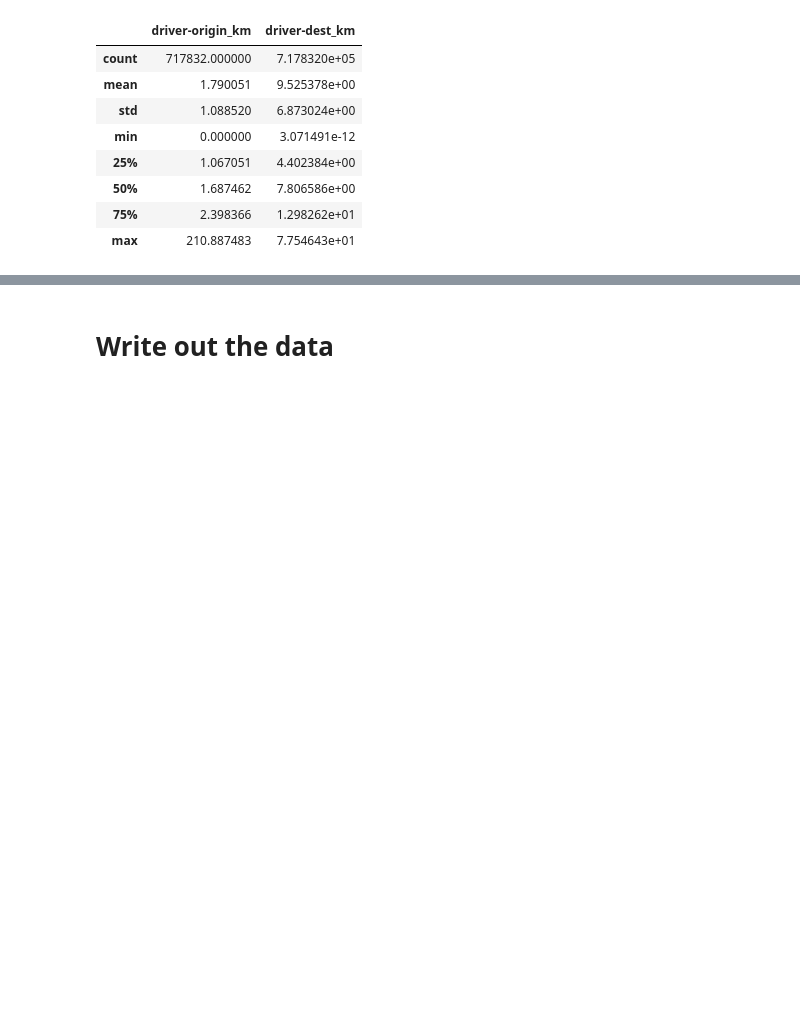
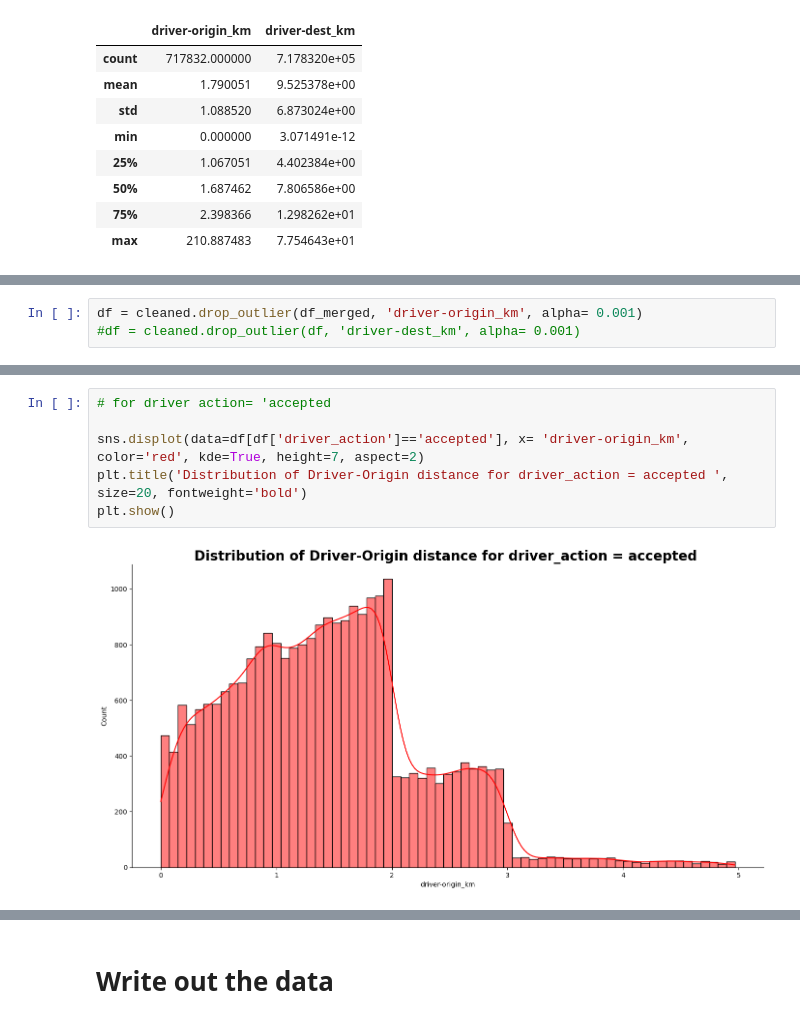
Before and after one commit to emtinanseo/Optimization-with-Causal-Inference, a Jupyter notebook: notebooks/eda_firstlook.ipynb, the cells around one changed output, grey strips where cells are left out. Drawn from its saved outputs; the diff is of its cells as text; blank space fills up the shorter version.

```diff
--- a/notebooks/eda_firstlook.ipynb
+++ b/notebooks/eda_firstlook.ipynb
@@ -532,0 +541,3 @@ df_merged[['driver-origin_km', 'driver-dest_km']].describe()
+# %%
+df = cleaned.drop_outlier(df_merged, 'driver-origin_km', alpha= 0.001)
+#df = cleaned.drop_outlier(df, 'driver-dest_km', alpha= 0.001)
@@ -532,0 +560,8 @@ df_merged[['driver-origin_km', 'driver-dest_km']].describe()
+# %%
+# for driver action= 'accepted
+
+sns.displot(data=df[df['driver_action']=='accepted'], x= 'driver-origin_km', color='red', kde=True, height=7, aspect=2)
+plt.title('Distribution of Driver-Origin distance for driver_action = accepted ', size=20, fontweight='bold')
+plt.show()
+# %% [output]
+[figure, added]
```
Also changed, not shown: parts of 9 cells of this notebook, 1 other file.
